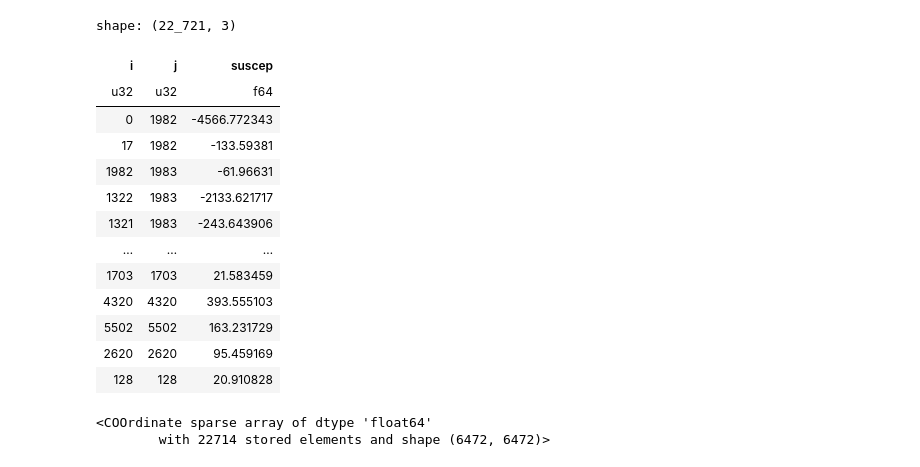
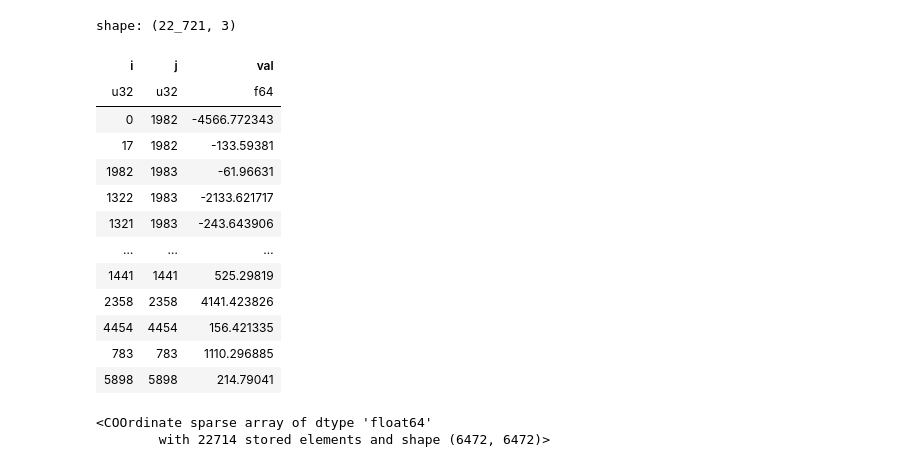
Before and after one commit to Bravos-Power/pyoframe, a Jupyter notebook: benchmarks/src/energy_planning/scripts/compute_power_transfer_dist_facts.ipynb, the cells around one changed output. Saved outputs shown, nothing was run; the diff lists cells and outputs as text; code cells hidden in the pictures.

```diff
--- a/benchmarks/src/energy_planning/scripts/compute_power_transfer_dist_facts.ipynb
+++ b/benchmarks/src/energy_planning/scripts/compute_power_transfer_dist_facts.ipynb
@@ -1,17 +3,16 @@
 # %%
 import polars as pl
-from scipy.sparse import coo_array, diags
+from scipy.sparse import coo_array, diags_array
 from sksparse.cholmod import cholesky
 
 from benchmarks.utils import mock_snakemake
 
-DF_CUTOFF = 0
+DF_CUTOFF = 1e-10
 
 if "snakemake" not in globals():  # noqa: F821
     snakemake = mock_snakemake("compute_ptdf")
 
-lines = pl.read_parquet(snakemake.input.lines)
-buses = pl.concat([lines["from_bus"], lines["to_bus"]]).unique()
-L = len(lines)
-N = len(buses)
-lines.sort("from_bus")
+lines = pl.read_parquet(
+    snakemake.input.lines, columns=["line_id", "from_bus", "to_bus", "reactance"]
+)
+L = lines.height
@@ -32,0 +19,7 @@ shape: (8_124, 6)
+# %%
+# Step 1: Renumber lines from 1 to L contiguously.
+lines = lines.sort("line_id")
+lines = lines.with_row_index(name="line_index")
+lines_map = lines.select("line_id", "line_index")
+lines = lines.drop("line_id")
+lines
@@ -67,38 +77,38 @@ shape: (8_124, 6)
 # %%
-# Step 2: Form an admittance matrix.
+# Step 3: Form an admittance matrix in COO form (row_index (i), col_index (j), value)
 lines = lines.with_columns(suscep=1 / lines["reactance"])
 off_diagonal = pl.concat(
     [
         lines.select(
             pl.col("from_bus").alias("i"),
             pl.col("to_bus").alias("j"),
-            -pl.col("suscep"),
+            -pl.col("suscep").alias("val"),
         ),
         lines.select(
             pl.col("to_bus").alias("i"),
             pl.col("from_bus").alias("j"),
-            -pl.col("suscep"),
+            -pl.col("suscep").alias("val"),
         ),
     ]
 )
-# TODO double check
+
 diagonal = (
     pl.concat(
         [
             lines.select("suscep", i=pl.col("from_bus")),
             lines.select("suscep", i=pl.col("to_bus")),
         ]
     )
     .group_by("i")
-    .agg(pl.sum("suscep"))
-    .select("i", pl.col("i").alias("j"), "suscep")
+    .agg(pl.sum("suscep").alias("val"))
+    .select("i", pl.col("i").alias("j"), "val")
 )
 assert len(diagonal) == N, "Diagonal entries should match the number of buses."
 admittance_matrix_df = pl.concat([off_diagonal, diagonal])
 admittance_matrix_df
 # %% [output]
 shape: (22_721, 3)
-| i | j | suscep |
+| i | j | val |
 | u32 | u32 | f64 |
 | 0 | 1982 | -4566.772343 |
 | 17 | 1982 | -133.59381 |
@@ -106,9 +116,9 @@ shape: (22_721, 3)
 | 1322 | 1983 | -2133.621717 |
 | 1321 | 1983 | -243.643906 |
 | … | … | … |
-| 1703 | 1703 | 21.583459 |
-| 4320 | 4320 | 393.555103 |
-| 5502 | 5502 | 163.231729 |
-| 2620 | 2620 | 95.459169 |
-| 128 | 128 | 20.910828 |
+| 1441 | 1441 | 525.29819 |
+| 2358 | 2358 | 4141.423826 |
+| 4454 | 4454 | 156.421335 |
+| 783 | 783 | 1110.296885 |
+| 5898 | 5898 | 214.79041 |
 # %%
```
Also changed, not shown: parts of 9 cells of this notebook, 2 other files.
